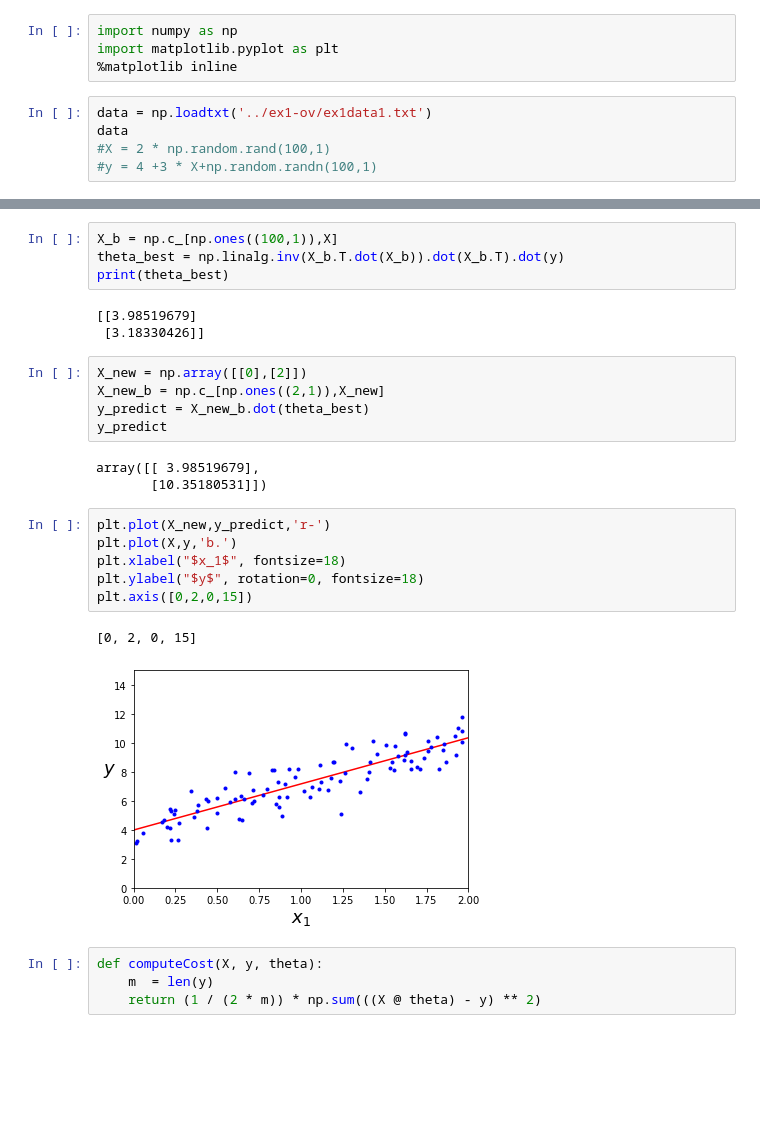
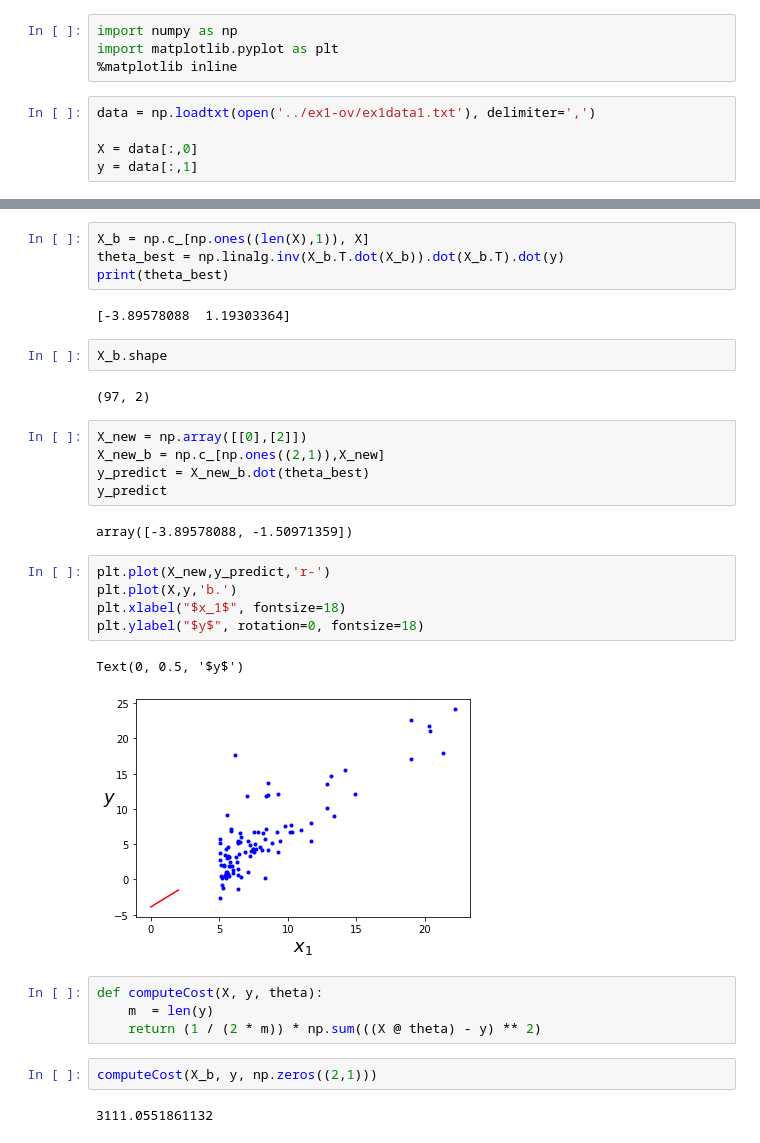
Before and after one commit to MouadBH/ML101, a Jupyter notebook: machine-learning-ex1/ex1-py/lab.ipynb, the cells around one changed output, grey strips where cells are left out. Cells and saved outputs as stored; diff of their text form; blank space fills up the shorter version.

Commit message:
plotting

```diff
--- a/machine-learning-ex1/ex1-py/lab.ipynb
+++ b/machine-learning-ex1/ex1-py/lab.ipynb
@@ -3,7 +3,7 @@ import numpy as np
 import matplotlib.pyplot as plt
 %matplotlib inline
 # %%
-data = np.loadtxt('../ex1-ov/ex1data1.txt')
-data
-#X = 2 * np.random.rand(100,1)
-#y = 4 +3 * X+np.random.randn(100,1)
+data = np.loadtxt(open('../ex1-ov/ex1data1.txt'), delimiter=',')
+
+X = data[:,0]
+y = data[:,1]
@@ -19,29 +26,34 @@ _ =plt.axis([0,2,0,15])
 # %%
-X_b = np.c_[np.ones((100,1)),X]
+X_b = np.c_[np.ones((len(X),1)), X]
 theta_best = np.linalg.inv(X_b.T.dot(X_b)).dot(X_b.T).dot(y)
 print(theta_best)
 # %% [output]
-[[3.98519679]
- [3.18330426]]
+[-3.89578088  1.19303364]
+# %%
+X_b.shape
+# %% [output]
+(97, 2)
 # %%
 X_new = np.array([[0],[2]])
 X_new_b = np.c_[np.ones((2,1)),X_new]
 y_predict = X_new_b.dot(theta_best)
 y_predict
 # %% [output]
-array([[ 3.98519679],
-       [10.35180531]])
+array([-3.89578088, -1.50971359])
 # %%
 plt.plot(X_new,y_predict,'r-')
 plt.plot(X,y,'b.')
 plt.xlabel("$x_1$", fontsize=18)
 plt.ylabel("$y$", rotation=0, fontsize=18)
-plt.axis([0,2,0,15])
 # %% [output]
-[0, 2, 0, 15]
+Text(0, 0.5, '$y$')
-[figure, old version]
+[figure, new version]
 # %%
 def computeCost(X, y, theta):
     m  = len(y)
     return (1 / (2 * m)) * np.sum(((X @ theta) - y) ** 2)
+# %%
+computeCost(X_b, y, np.zeros((2,1)))
+# %% [output]
+3111.0551861132
 # %%
```
Also changed, not shown: parts of 6 cells of this notebook.
